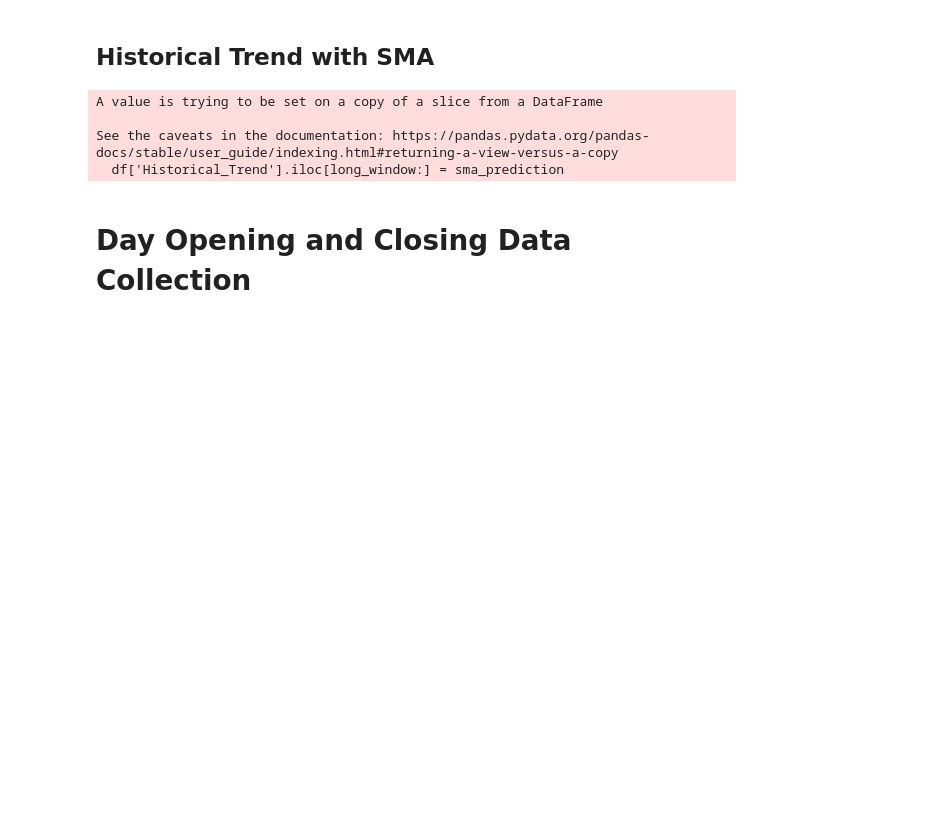
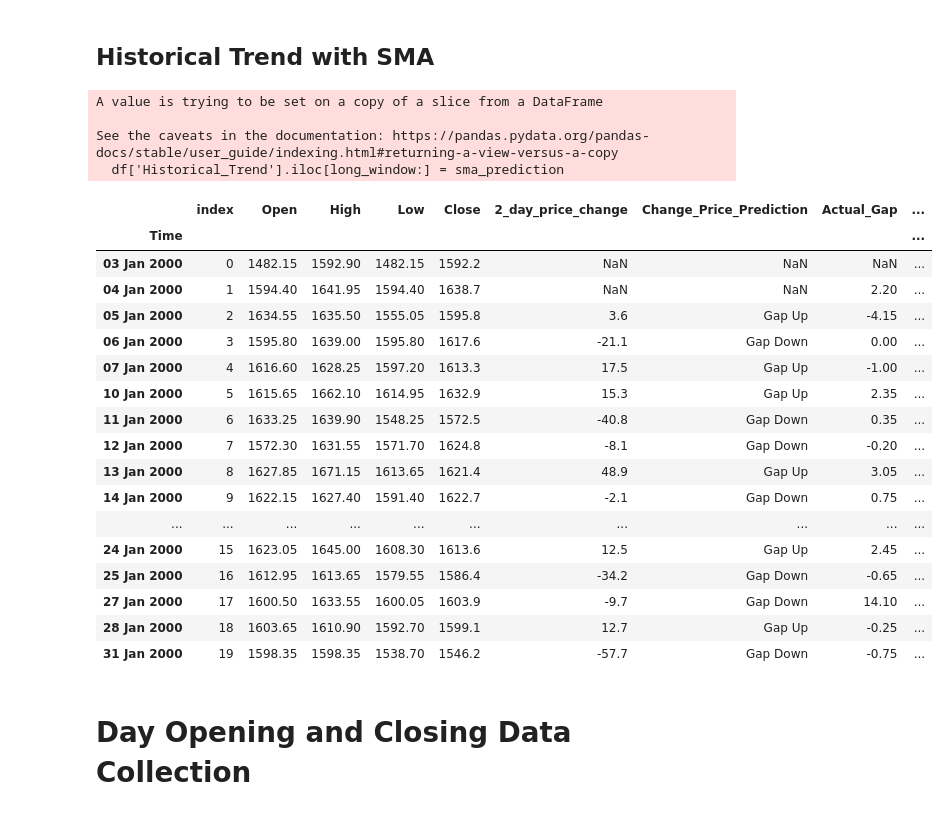
Before and after one commit to lakshit2808/BTST_Power_Gap_Finder, a Jupyter notebook: BTST.ipynb, the cells around one changed output. Cells and saved outputs as stored; diff of their text form; code cells hidden in the pictures; blank space fills up the shorter version.

Commit message:
backtester ready

```diff
--- a/BTST.ipynb
+++ b/BTST.ipynb
@@ -9,10 +12,22 @@ market_opening_hour = 9
 market_opening_minute = 15
 market_closing_hour = 15
 market_closing_minute = 15
-start_date = "2023-06-17"
-end_date = "2023-09-25"
+start_date = "2023-08-07"
+end_date = "2023-10-07"
 
-fetch_data_from = "csv"
+fetch_data_from = "fyers"
+
+# Change in Price
+period = 2
+
+# SMA Period
+short_window = 5
+long_window = 20
+
+# Backtest Data
+inital_capital = 200000
+no_of_lots = 2
+lot_size = 50
 # %% [markdown]
 # Fyers Client Session
 # %%
@@ -171,6 +186,27 @@ A value is trying to be set on a copy of a slice from a DataFrame
 
 See the caveats in the documentation: https://pandas.pydata.org/pandas-docs/stable/user_guide/indexing.html#returning-a-view-versus-a-copy
   df['Historical_Trend'].iloc[long_window:] = sma_prediction
+# %%
+df.head(20)
+# %% [output]
+|  | index | Open | High | Low | Close | 2_day_price_change | Change_Price_Prediction | Actual_Gap | ... |
+| Time |  |  |  |  |  |  |  |  | ... |
+| 03 Jan 2000 | 0 | 1482.15 | 1592.90 | 1482.15 | 1592.2 | NaN | NaN | NaN | ... |
+| 04 Jan 2000 | 1 | 1594.40 | 1641.95 | 1594.40 | 1638.7 | NaN | NaN | 2.20 | ... |
+| 05 Jan 2000 | 2 | 1634.55 | 1635.50 | 1555.05 | 1595.8 | 3.6 | Gap Up | -4.15 | ... |
+| 06 Jan 2000 | 3 | 1595.80 | 1639.00 | 1595.80 | 1617.6 | -21.1 | Gap Down | 0.00 | ... |
+| 07 Jan 2000 | 4 | 1616.60 | 1628.25 | 1597.20 | 1613.3 | 17.5 | Gap Up | -1.00 | ... |
+| 10 Jan 2000 | 5 | 1615.65 | 1662.10 | 1614.95 | 1632.9 | 15.3 | Gap Up | 2.35 | ... |
+| 11 Jan 2000 | 6 | 1633.25 | 1639.90 | 1548.25 | 1572.5 | -40.8 | Gap Down | 0.35 | ... |
+| 12 Jan 2000 | 7 | 1572.30 | 1631.55 | 1571.70 | 1624.8 | -8.1 | Gap Down | -0.20 | ... |
+| 13 Jan 2000 | 8 | 1627.85 | 1671.15 | 1613.65 | 1621.4 | 48.9 | Gap Up | 3.05 | ... |
+| 14 Jan 2000 | 9 | 1622.15 | 1627.40 | 1591.40 | 1622.7 | -2.1 | Gap Down | 0.75 | ... |
+| ... | ... | ... | ... | ... | ... | ... | ... | ... | ... |
+| 24 Jan 2000 | 15 | 1623.05 | 1645.00 | 1608.30 | 1613.6 | 12.5 | Gap Up | 2.45 | ... |
+| 25 Jan 2000 | 16 | 1612.95 | 1613.65 | 1579.55 | 1586.4 | -34.2 | Gap Down | -0.65 | ... |
+| 27 Jan 2000 | 17 | 1600.50 | 1633.55 | 1600.05 | 1603.9 | -9.7 | Gap Down | 14.10 | ... |
+| 28 Jan 2000 | 18 | 1603.65 | 1610.90 | 1592.70 | 1599.1 | 12.7 | Gap Up | -0.25 | ... |
+| 31 Jan 2000 | 19 | 1598.35 | 1598.35 | 1538.70 | 1546.2 | -57.7 | Gap Down | -0.75 | ... |
 # %% [markdown]
 # Day Opening and Closing Data Collection
 # %%
```
Also changed, not shown: parts of 21 cells of this notebook.
